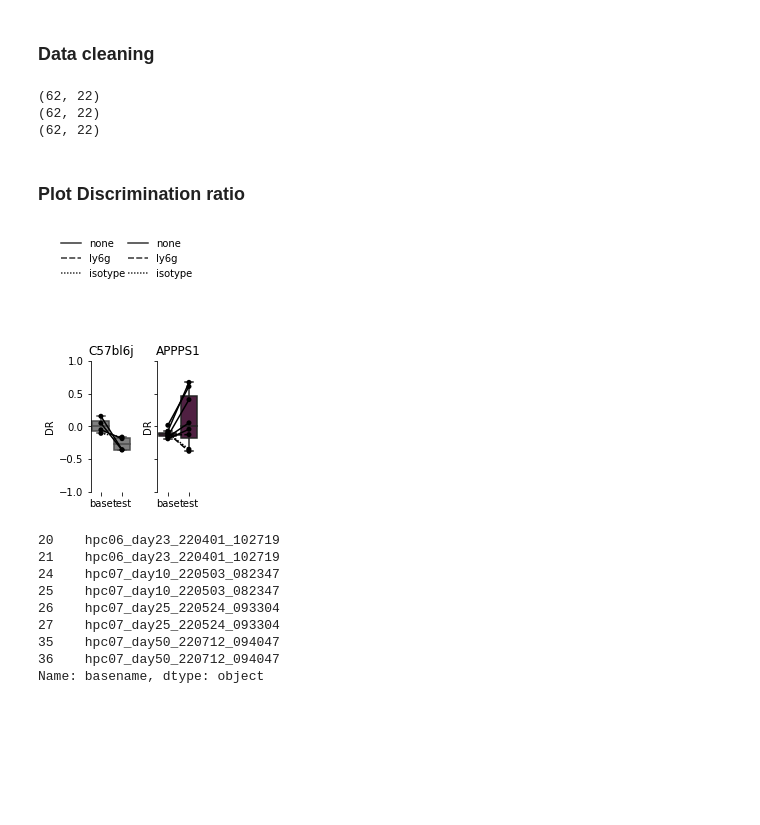
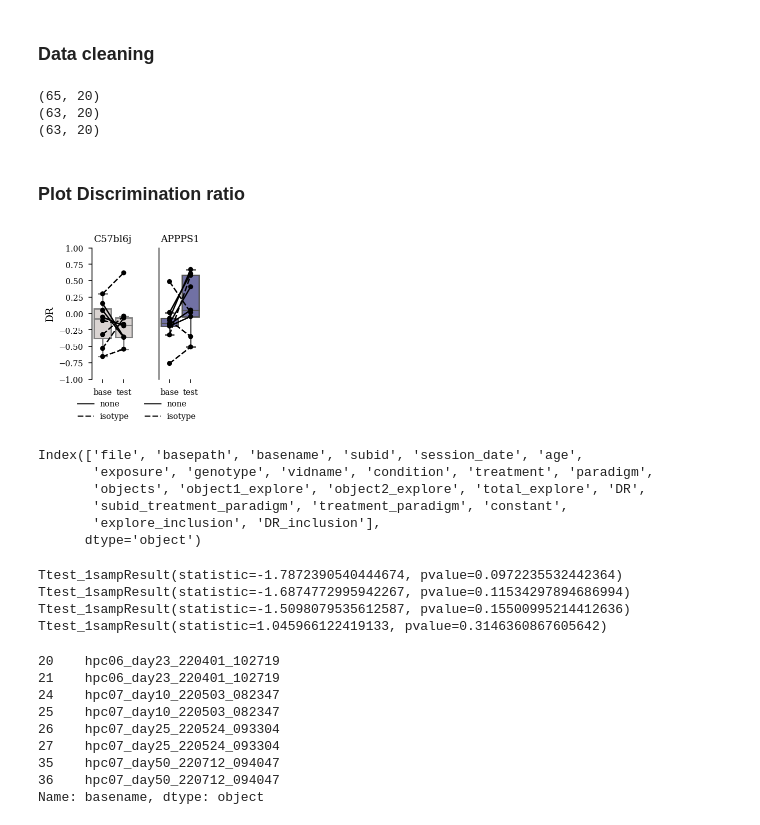
Before and after one commit to lolaBerkowitz/SNLab_ephys, a Jupyter notebook: behavior/process_behavior_coding_output.ipynb, the cells around one changed output. Drawn from its saved outputs; the diff is of its cells as text; code cells hidden in the pictures; blank space fills up the shorter version.

```diff
--- a/behavior/process_behavior_coding_output.ipynb
+++ b/behavior/process_behavior_coding_output.ipynb
@@ -14,11 +14,24 @@ import glob
 import os
 import sys
 from logging import raiseExceptions
+import seaborn as sns
 
 sys.path.append('C:/Users/schafferlab/github/SNLab_ephys/behavior/')
 sys.path.append('C:/Users/schafferlab/Documents/ripple_heterogeneity/ripple_heterogeneity/utils/')
 from ripple_heterogeneity.utils import  functions
 import process_behavior_coding as bc
+
+group_colors = {
+    "APPPS1": "#6868ac",
+    "C57bl6j": "#dbd3cf"
+}
+sns.set_palette(sns.color_palette(group_colors.values()))
+
+
+functions.set_plotting_defaults()
+%matplotlib inline
+%config InlineBackend.figure_format = 'retina'
+fig_save_path = "Y:/laura_berkowitz/app_ps1_ephys/figures/behavior"
 # %% [markdown]
 ### Set paths
 # %%
@@ -109,10 +123,10 @@ df_processed.dropna(inplace=True)
 print(df_processed.shape)
 
 # drop baseline sessions without a test
-for basepath in df_processed.basepath.unique():
-    if np.sum(df_processed.basepath == basepath) == 1:
-        print("dropped due to only one video: " + basepath)
-        df_processed = df_processed[df_processed.basepath != basepath]
+# for basepath in df_processed.basepath.unique():
+#     if np.sum(df_processed.basepath == basepath) == 1:
+#         print("dropped due to only one video: " + basepath)
+#         df_processed = df_processed[df_processed.basepath != basepath]
 
 print(df_processed.shape)
 
@@ -132,18 +146,15 @@ for basename in df_processed.basename.unique():
     if (df_processed.DR[idx].values[0] < -0.20) | (df_processed.DR[idx].values[0] > 0.20):
         df_processed.loc[df_processed.basename == basename,'DR_inclusion'] = False
 
-df_met = df_processed[(df_processed.explore_inclusion == True) & (df_processed.DR_inclusion == True)]
+df_met = df_processed[(df_processed.explore_inclusion == True)] # & (df_processed.DR_inclusion == True)
 # %% [output]
-(62, 22)
-(62, 22)
-(62, 22)
+(65, 20)
+(63, 20)
+(63, 20)
 # %% [markdown]
 ### Plot Discrimination ratio
 # %%
 import seaborn as sns
-
-group_colors = {"C57bl6j": "gray", "APPPS1": "#581845"}
-sns.set_palette(sns.color_palette(group_colors.values()))
 
 fig, ax = plt.subplots(1,2,
     figsize=functions.set_size("thesis", fraction=.33, subplots=(2, 1)), edgecolor=None,sharey=True
@@ -155,7 +166,7 @@ for i , g in enumerate(group):
     sns.boxplot(
         y="DR",
         x="condition",
-        data=df_met[df_met.genotype == g],
+        data=df_met.query("genotype == @g & treatment != 'ly6g'"),
         color = group_colors[g],
         showfliers=False,
         ax=ax[i],
@@ -163,37 +174,38 @@ for i , g in enumerate(group):
     sns.stripplot(
         y="DR",
         x="condition",
-        data=df_met[df_met.genotype == g],
+        data=df_met.query("genotype == @g & treatment != 'ly6g'"),
         color="k",
         jitter=False,
         size=5,
         ax=ax[i],
     )
     sns.lineplot(
         y="DR",
         x="condition",
-        data=df_met[df_met.genotype == g],
+        data=df_met.query("genotype == @g & treatment != 'ly6g'"),
         units="basename",
         estimator=None,
         color="k",
         legend=True,
         style="treatment",
-        style_order=["none", "ly6g","isotype"],
+        style_order=["none","isotype"],
         ax=ax[i],
         zorder = 1000,
     )
     sns.despine(bottom=True)
 
     ax[i].set_title(g)
     ax[i].set_xticklabels(['base','test'])
     ax[i].set_xlabel('')
 
-    ax[i].legend(bbox_to_anchor=(1.05, 2), loc=1,frameon=False)
+    ax[i].legend(bbox_to_anchor=(1.05, -.1), loc=1,frameon=False)
 
 
 ax[0].set_ylim(-1,1)
+ax[1].get_yaxis().set_visible(False)
 
-plt.savefig(save_path + "DR_boxplot.pdf",
+plt.savefig(fig_save_path + "DR_boxplot.pdf",
             dpi=300, bbox_inches='tight')
 # %% [output]
-[figure, old version]
+[figure, new version]
@@ -200,3 +266,25 @@ plt.savefig(save_path + "DR_boxplot.pdf",
+# %%
+df_met.keys()
+# %% [output]
+Index(['file', 'basepath', 'basename', 'subid', 'session_date', 'age',
+       'exposure', 'genotype', 'vidname', 'condition', 'treatment', 'paradigm',
+       'objects', 'object1_explore', 'object2_explore', 'total_explore', 'DR',
+       'subid_treatment_paradigm', 'treatment_paradigm', 'constant',
+       'explore_inclusion', 'DR_inclusion'],
+      dtype='object')
+# %%
+from scipy.stats import ttest_1samp
+
+print(ttest_1samp(df_met.loc[(df_met.genotype != 'APPPS1') & (df_met.condition == 'baseline'),'DR'],0,alternative='two-sided'))
+print(ttest_1samp(df_met.loc[(df_met.genotype != 'APPPS1') & (df_met.condition == 'test'),'DR'],0,alternative='two-sided'))
+
+print(ttest_1samp(df_met.loc[(df_met.genotype == 'APPPS1') & (df_met.condition == 'baseline'),'DR'],0,alternative='two-sided'))
+print(ttest_1samp(df_met.loc[(df_met.genotype == 'APPPS1') & (df_met.condition == 'test'),'DR'],0,alternative='two-sided'))
+# %% [output]
+Ttest_1sampResult(statistic=-1.7872390540444674, pvalue=0.0972235532442364)
+Ttest_1sampResult(statistic=-1.6874772995942267, pvalue=0.11534297894686994)
+Ttest_1sampResult(statistic=-1.5098079535612587, pvalue=0.15500995214412636)
+Ttest_1sampResult(statistic=1.045966122419133, pvalue=0.3146360867605642)
 # %%
 df_met.basename[df_met["genotype"] == 'C57bl6j']
 # %% [output]
```
Also changed, not shown: parts of 4 cells of this notebook, 1 other file.
